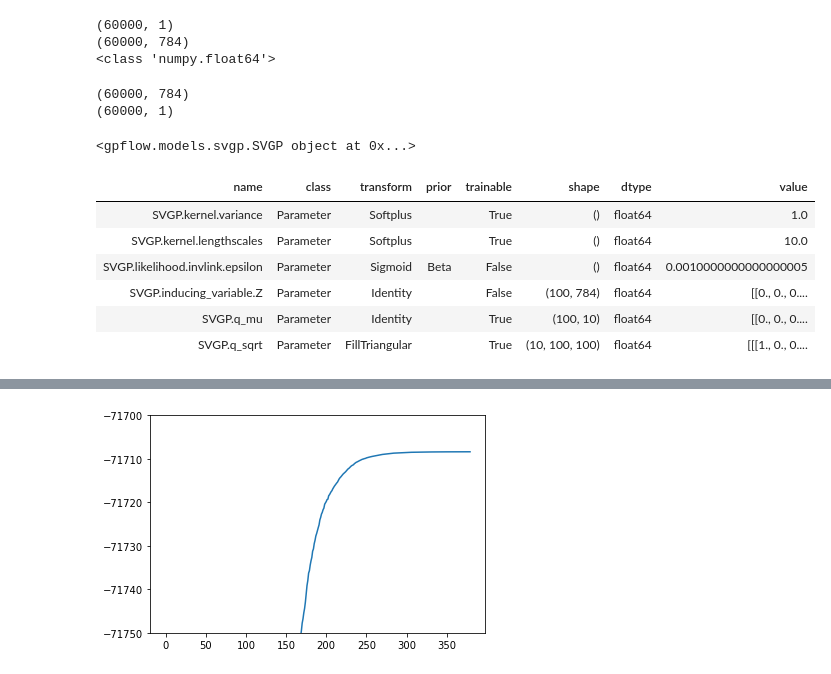
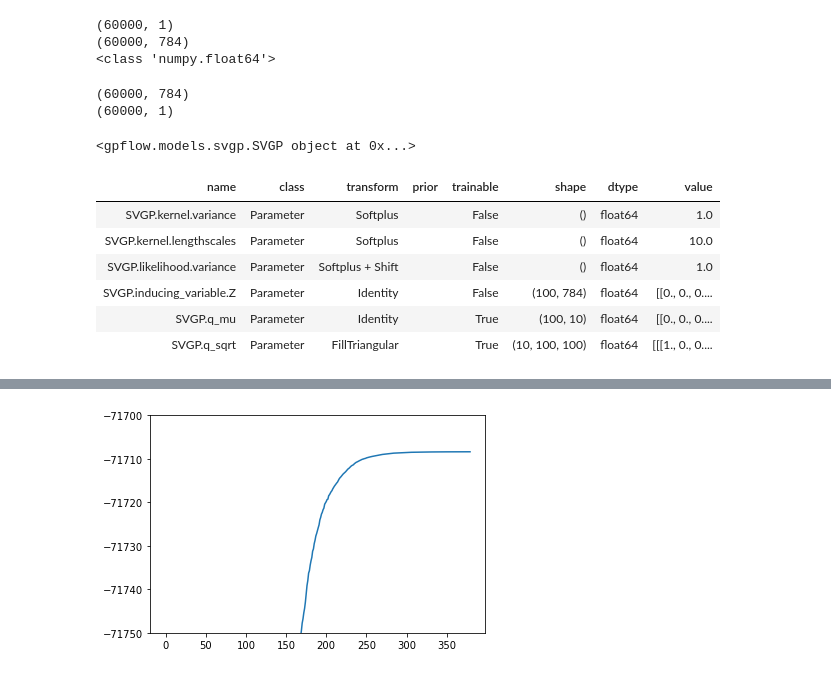
Before and after one commit to hugheshallettj/Mnist_training, a Jupyter notebook: SGPR_mnist.ipynb, the cells around one changed output, grey strips where cells are left out. Saved outputs shown, nothing was run; the diff lists cells and outputs as text; code cells hidden in the pictures.

```diff
--- a/SGPR_mnist.ipynb
+++ b/SGPR_mnist.ipynb
@@ -677,42 +625,47 @@ C = len(unique_labels(y_train))
 # Robustmax Multiclass Likelihood
 invlink = gpflow.likelihoods.RobustMax(C)  # Robustmax inverse link function
 likelihood = gpflow.likelihoods.MultiClass(C, invlink=invlink)  # Multiclass likelihood
+gaussian_like = gpflow.likelihoods.Gaussian() # Gaussian likelihood
+
+kernel = gpflow.kernels.SquaredExponential()
 
 #* Initialise the model
 m_SVGP = gpflow.models.SVGP(
     #data=(x_train, y_train),
     inducing_variable=Z_SVGP,
     kernel=kernel,
     num_latent_gps=C,
-    likelihood=likelihood,
+    likelihood=gaussian_like,
     )
 
 
 #* Set trainable parameters
 gpflow.set_trainable(m_SVGP.inducing_variable, False)
+gpflow.set_trainable(m_SVGP.kernel, False)
+gpflow.set_trainable(m_SVGP.likelihood, False)
 
 #* Initialise hyperparams
 var_y = 1
 var_f = var_y
 kappa = 1
 var_n = var_f / kappa
 
 # m_SVGP.likelihood.variance.assign(var_n)
 m_SVGP.kernel.variance.assign(var_y)
 m_SVGP.kernel.lengthscales.assign(10)
 
 print(np.shape(x_train))
 print(np.shape(y_train))
 
 m_SVGP
 # %% [output]
 (60000, 784)
 (60000, 1)
 <gpflow.models.svgp.SVGP object at 0x...>
 | name | class | transform | prior | trainable | shape | dtype | value |
-| SVGP.kernel.variance | Parameter | Softplus |  | True | () | float64 | 1.0 |
-| SVGP.kernel.lengthscales | Parameter | Softplus |  | True | () | float64 | 10.0 |
-| SVGP.likelihood.invlink.epsilon | Parameter | Sigmoid | Beta | False | () | float64 | 0.0010000000000000005 |
+| SVGP.kernel.variance | Parameter | Softplus |  | False | () | float64 | 1.0 |
+| SVGP.kernel.lengthscales | Parameter | Softplus |  | False | () | float64 | 10.0 |
+| SVGP.likelihood.variance | Parameter | Softplus + Shift |  | False | () | float64 | 1.0 |
 | SVGP.inducing_variable.Z | Parameter | Identity |  | False | (100, 784) | float64 | [[0., 0., 0.... |
 | SVGP.q_mu | Parameter | Identity |  | True | (100, 10) | float64 | [[0., 0., 0.... |
 | SVGP.q_sqrt | Parameter | FillTriangular |  | True | (10, 100, 100) | float64 | [[[1., 0., 0.... |
```
Also changed, not shown: parts of 13 cells of this notebook, 4 other files.
